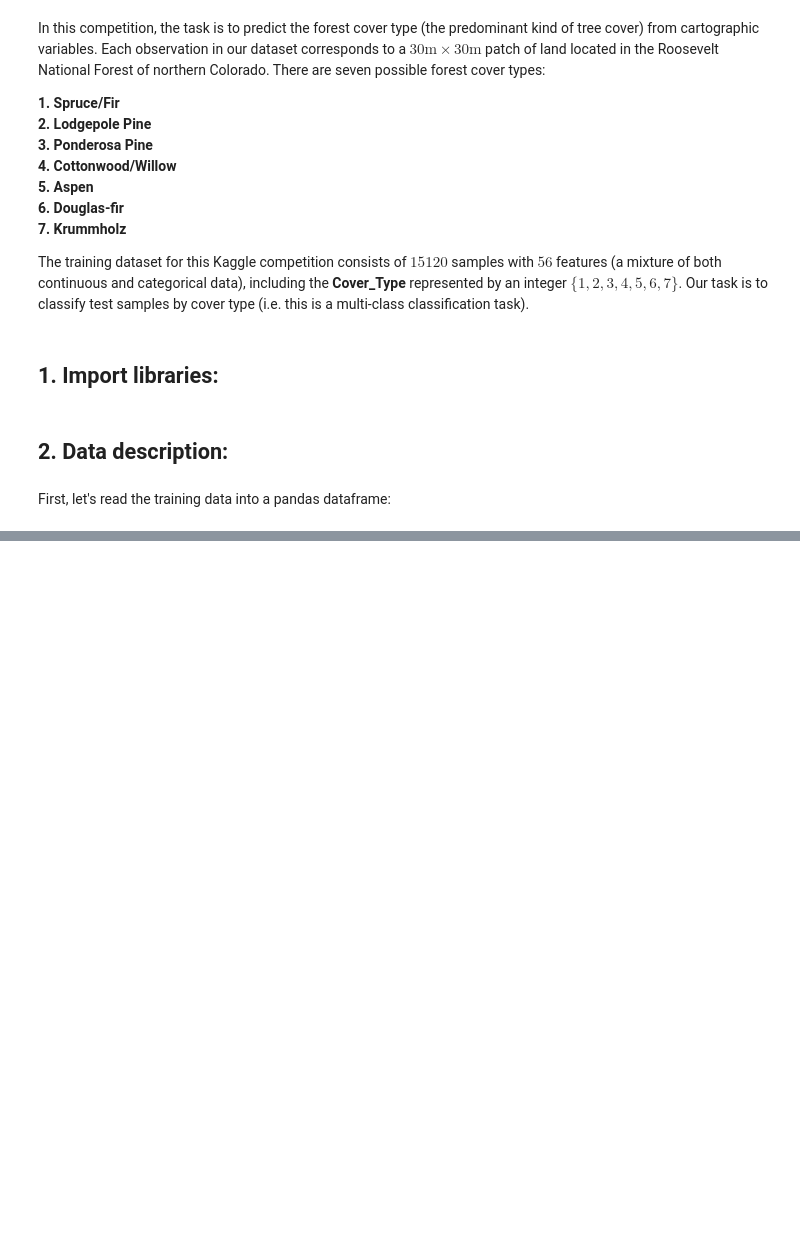
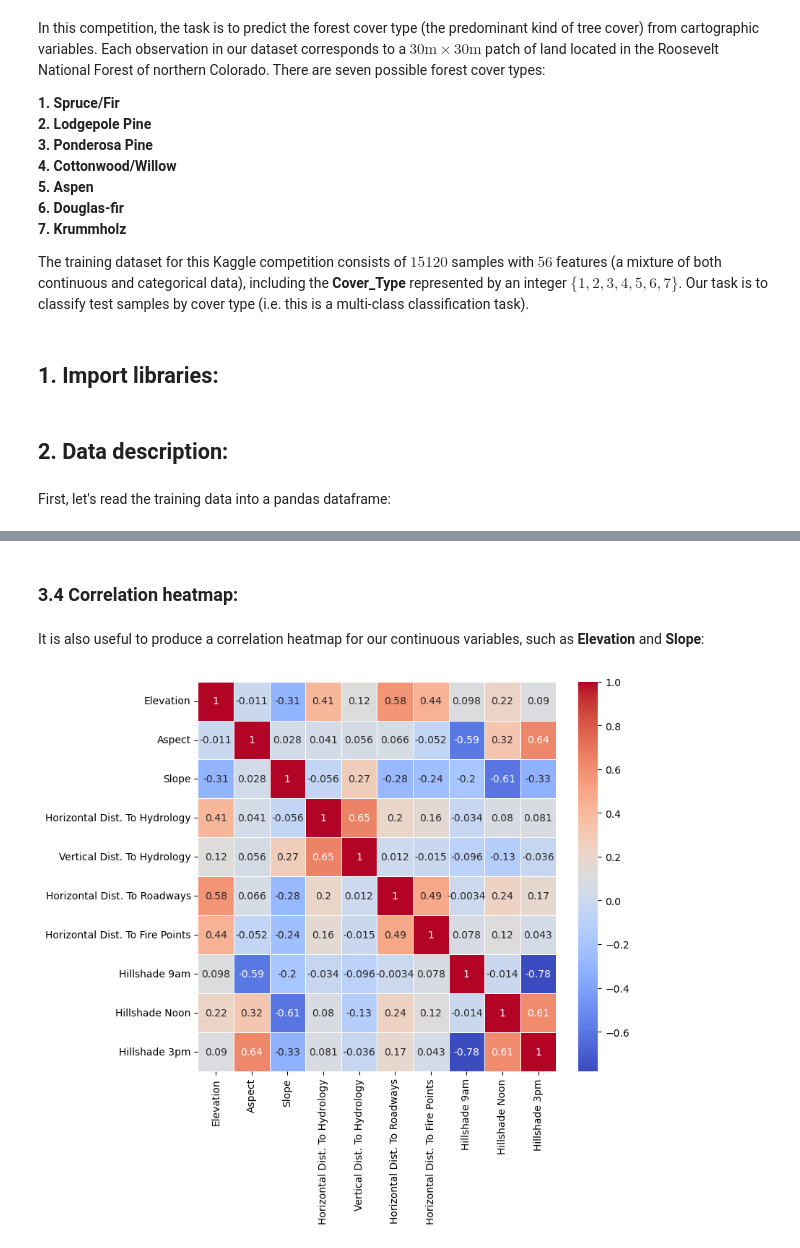
Before and after one commit to owenpb/Kaggle-Forest-Cover-Prediction, a Jupyter notebook: kaggle-forest-cover.ipynb, the cells around one changed output, grey strips where cells are left out. Drawn from its saved outputs; the diff is of its cells as text; code cells hidden in the pictures; blank space fills up the shorter version.

```diff
--- a/kaggle-forest-cover.ipynb
+++ b/kaggle-forest-cover.ipynb
@@ -44,0 +200,11 @@ df.head()
+# %% [markdown]
+### 3.4 Correlation heatmap:
+# %% [markdown]
+It is also useful to produce a correlation heatmap for our continuous variables, such as <b>Elevation</b> and <b>Slope</b>:
+# %%
+plt.figure(figsize=(8,7))
+corr = df[continuous_variables].corr()
+sns.heatmap(corr, xticklabels=continuous_variables_labels, yticklabels=continuous_variables_labels, linewidths=0.5, cmap='coolwarm', annot=True)
+plt.show()
+# %% [output]
+[figure, added]
```
Also changed, not shown: parts of 32 cells of this notebook.
